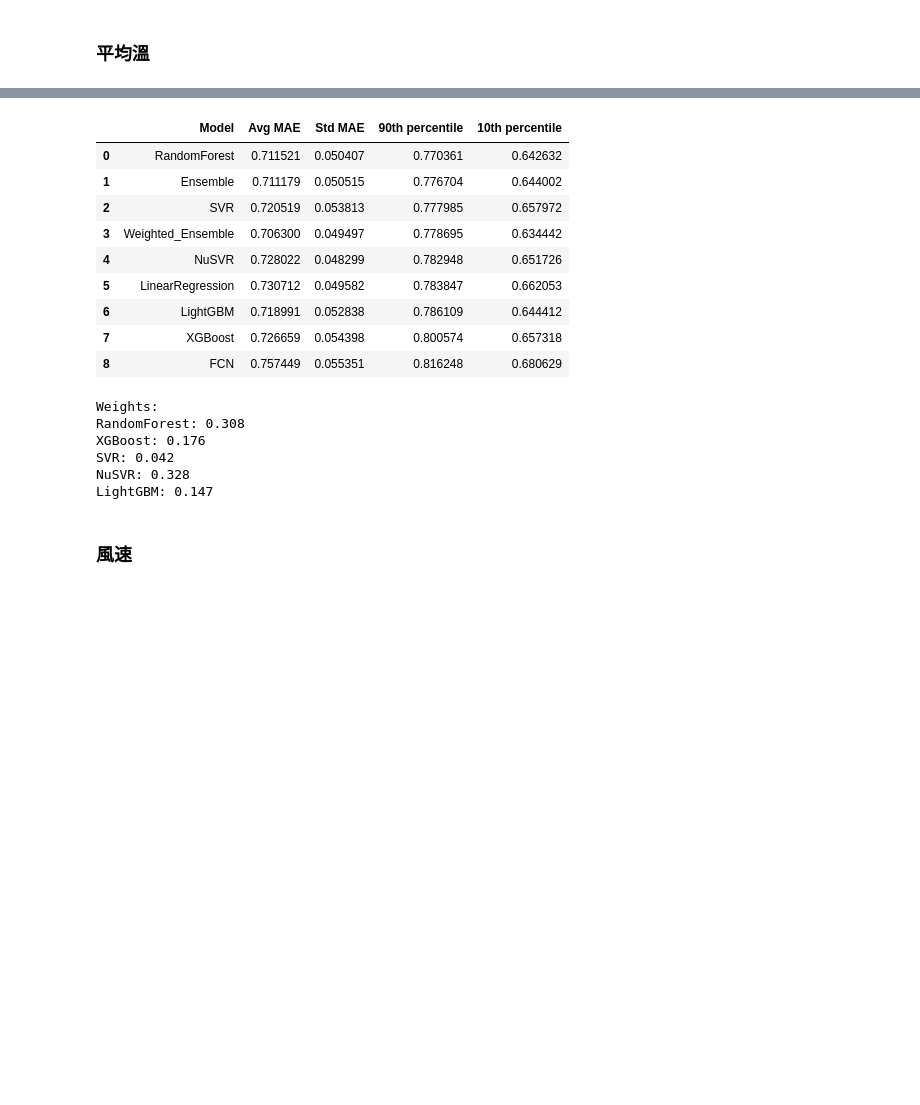
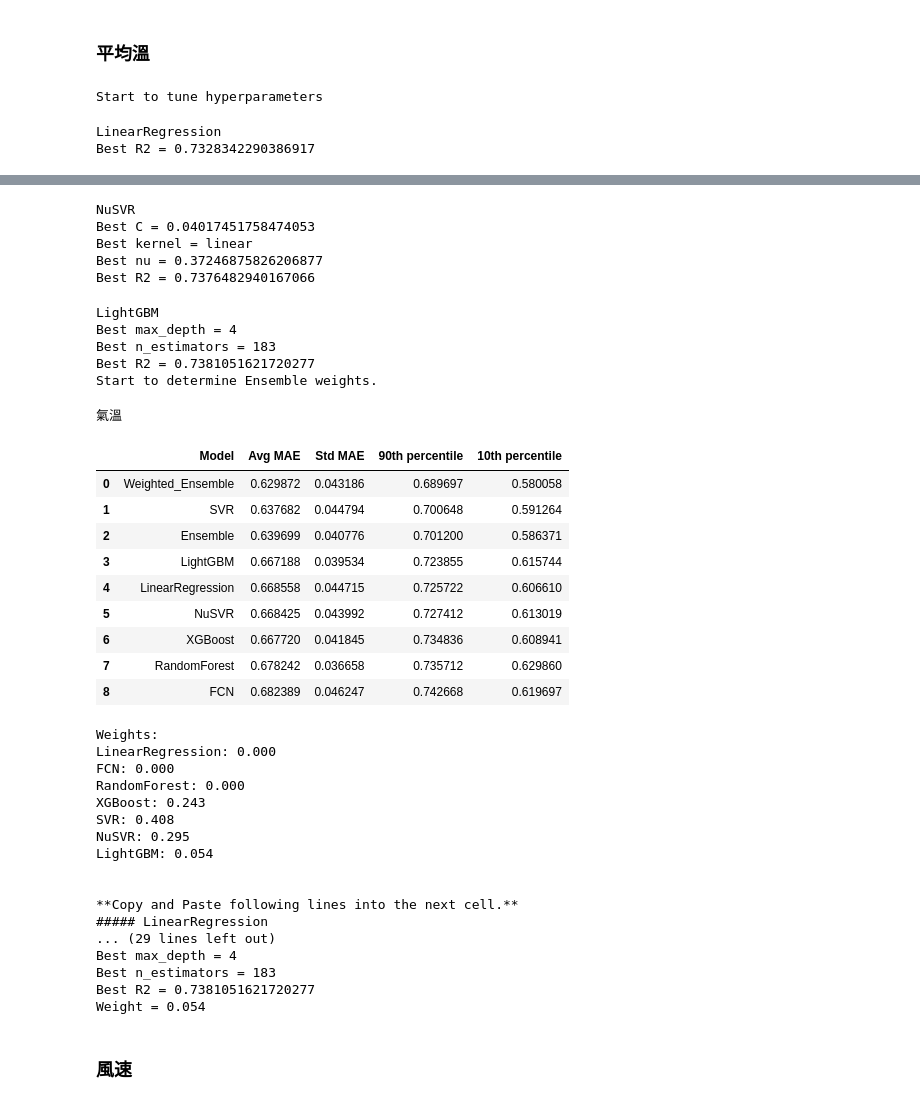
Before and after one commit to skyjadel/Taipower, a Jupyter notebook: Hyper parameter Tunning and Ensemble Weighting.ipynb, the cells around one changed output, grey strips where cells are left out. Saved outputs shown, nothing was run; the diff lists cells and outputs as text; code cells hidden in the pictures; blank space fills up the shorter version.

```diff
--- a/Hyper parameter Tunning and Ensemble Weighting.ipynb
+++ b/Hyper parameter Tunning and Ensemble Weighting.ipynb
@@ -83,7 +84,7 @@ data_path = './historical/data/'
 
 # 資料的開始與結束日期
 start_date = '2023-01-01'
-end_date = '2024-09-20'
+end_date = '2024-10-15'
 
 train_model_path = f'./trained_model_parameters/model_meta_{end_date}/'
 # %%
@@ -97,7 +98,7 @@ speed_test = False
 #
 # Note: 如果指定的路徑當中沒有相應的 meta.json 檔，程式將會無視這邊的設定而進行計算
 #---------------------------------------------------------------------------------
-rerun_all_calculation = False
+rerun_all_calculation = True
 dont_run_any_calculation = False
 
 
@@ -207,12 +228,15 @@ def get_XY(data_df, Y_feature, X_features=None, hours=[str(i) for i in range(0,
             X_cols += date_related_cols
     else:
         for col in data_df.columns:
+            #print(col)
             if target == 'obs':
                 dash_splited = col.split('預報_')
             elif target == 'pwd':
                 dash_splited = col.split('_')
+            #print(dash_splited)
             if len(dash_splited) >= 2:
-                if dash_splited[0] in X_features and (target=='pwd' or dash_splited[1] in hours):
+                #if dash_splited[0] in X_features and (target=='pwd' or dash_splited[1] in hours):
+                if dash_splited[0] in X_features:
                     X_cols.append(col)
             else:
                 if col in date_related_cols and col in X_features:
@@ -664,7 +688,7 @@ def flow_control(Y_feature, model_xcols, data_df, mode='regressor', speed_test=F
                                                    Y_feature=Y_feature, mode=mode, n_iters=n_iters, fit_wind_square=fit_wind_square)
         print(Y_feature)
         display(df)
-        df.to_csv(f'{this_model_path}predict_MAE.df', index=False, encoding='utf-8-sig')
+        df.to_csv(f'{this_model_path}predict_MAE.csv', index=False, encoding='utf-8-sig')
         print('Weights:')
         for i, k in enumerate(model_hyperparameters_dict.keys()):
             print(f'{k}: {optimal_weights[k]:.3f}')
@@ -919,14 +1050,17 @@ LightGBM: 0.347
 # %%
 Y_feature = '氣溫'
 model_xcols = {
-    'LinearRegression': ['溫度'],
-    'FCN': ['溫度'],
-    'RandomForest': ['溫度'],
-    'XGBoost': ['溫度'],
-    'SVR': ['溫度'],
-    'NuSVR': ['溫度'],
-    'LightGBM': ['溫度'],
+    'LinearRegression': ['溫度', 'Town'],
+    'FCN': ['溫度', 'Town'],
+    'RandomForest': ['溫度', 'Town'],
+    'XGBoost': ['溫度', 'Town'],
+    'SVR': ['溫度', 'Town'],
+    'NuSVR': ['溫度', 'Town'],
+    'LightGBM': ['溫度', 'Town'],
 }
 
 flow_control(Y_feature, model_xcols, forecast_obs_df, speed_test=speed_test)
 # %% [output]
+Start to tune hyperparameters
+LinearRegression
+Best R2 = 0.7328342290386917
@@ -933,19 +1083,41 @@ flow_control(Y_feature, model_xcols, forecast_obs_df, speed_test=speed_test)
+NuSVR
+Best C = 0.04017451758474053
+Best kernel = linear
+Best nu = 0.37246875826206877
+Best R2 = 0.7376482940167066
+LightGBM
+Best max_depth = 4
+Best n_estimators = 183
+Best R2 = 0.7381051621720277
+Start to determine Ensemble weights.
+氣溫
 |  | Model | Avg MAE | Std MAE | 90th percentile | 10th percentile |
-| 0 | RandomForest | 0.711521 | 0.050407 | 0.770361 | 0.642632 |
-| 1 | Ensemble | 0.711179 | 0.050515 | 0.776704 | 0.644002 |
-| 2 | SVR | 0.720519 | 0.053813 | 0.777985 | 0.657972 |
-| 3 | Weighted_Ensemble | 0.706300 | 0.049497 | 0.778695 | 0.634442 |
-| 4 | NuSVR | 0.728022 | 0.048299 | 0.782948 | 0.651726 |
-| 5 | LinearRegression | 0.730712 | 0.049582 | 0.783847 | 0.662053 |
-| 6 | LightGBM | 0.718991 | 0.052838 | 0.786109 | 0.644412 |
-| 7 | XGBoost | 0.726659 | 0.054398 | 0.800574 | 0.657318 |
-| 8 | FCN | 0.757449 | 0.055351 | 0.816248 | 0.680629 |
+| 0 | Weighted_Ensemble | 0.629872 | 0.043186 | 0.689697 | 0.580058 |
+| 1 | SVR | 0.637682 | 0.044794 | 0.700648 | 0.591264 |
+| 2 | Ensemble | 0.639699 | 0.040776 | 0.701200 | 0.586371 |
+| 3 | LightGBM | 0.667188 | 0.039534 | 0.723855 | 0.615744 |
+| 4 | LinearRegression | 0.668558 | 0.044715 | 0.725722 | 0.606610 |
+| 5 | NuSVR | 0.668425 | 0.043992 | 0.727412 | 0.613019 |
+| 6 | XGBoost | 0.667720 | 0.041845 | 0.734836 | 0.608941 |
+| 7 | RandomForest | 0.678242 | 0.036658 | 0.735712 | 0.629860 |
+| 8 | FCN | 0.682389 | 0.046247 | 0.742668 | 0.619697 |
-Weights:
-RandomForest: 0.308
-XGBoost: 0.176
-SVR: 0.042
-NuSVR: 0.328
-LightGBM: 0.147
+Weights:
+LinearRegression: 0.000
+FCN: 0.000
+RandomForest: 0.000
+XGBoost: 0.243
+SVR: 0.408
+NuSVR: 0.295
+LightGBM: 0.054
+
+
+**Copy and Paste following lines into the next cell.**
+##### LinearRegression
+... (29 lines left out)
+Best max_depth = 4
+Best n_estimators = 183
+Best R2 = 0.7381051621720277
+Weight = 0.054
 # %% [markdown]
 ### 風速
 # %%
```
Also changed, not shown: parts of 13 cells of this notebook, 1 other file.
